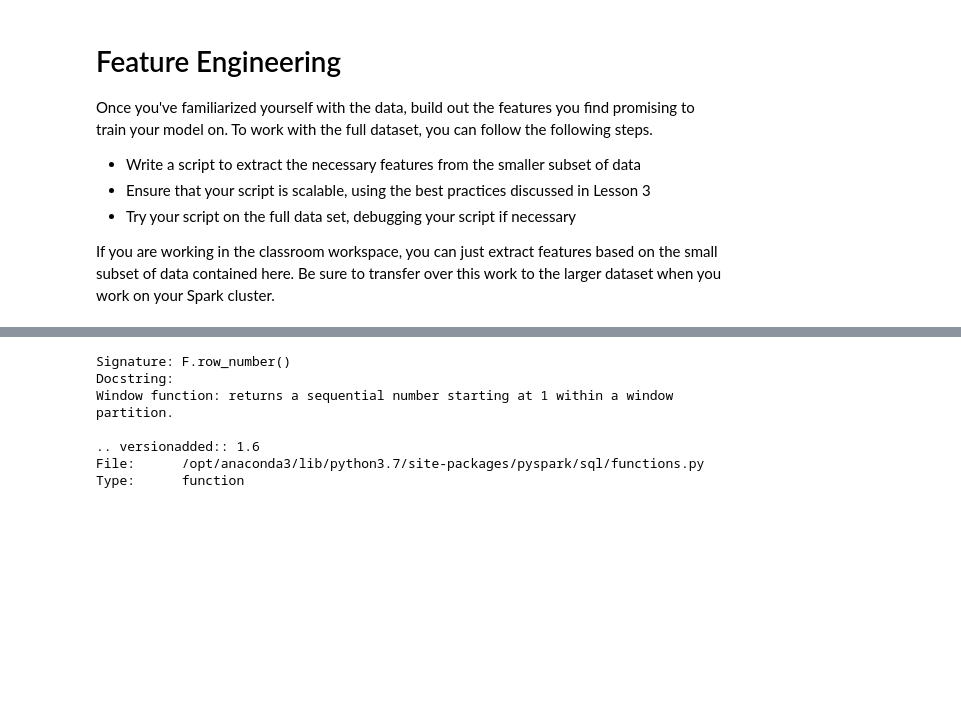
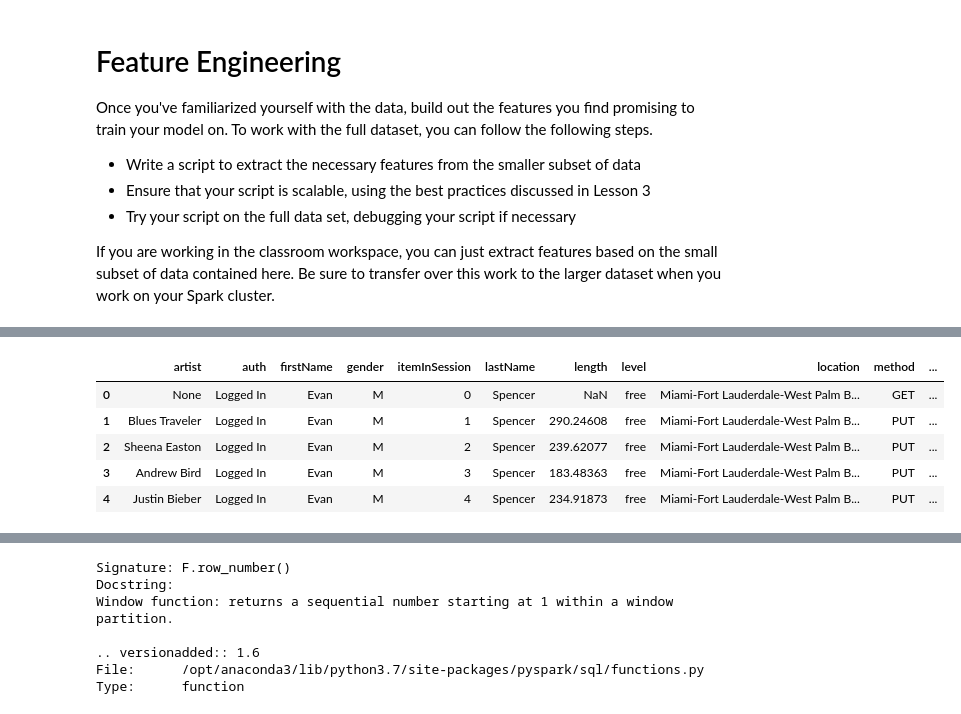
Before and after one commit to mwinterde/sparkify-capstone, a Jupyter notebook: Sparkify.ipynb, the cells around one changed output, grey strips where cells are left out. Cells and saved outputs as stored; diff of their text form; code cells hidden in the pictures; blank space fills up the shorter version.

```diff
--- a/Sparkify.ipynb
+++ b/Sparkify.ipynb
@@ -452,3 +416,12 @@ user_log_cleansed.toPandas()
+# %%
+user_log_cleansed.toPandas().head(5)
+# %% [output]
+|  | artist | auth | firstName | gender | itemInSession | lastName | length | level | location | method | ... |
+| 0 | None | Logged In | Evan | M | 0 | Spencer | NaN | free | Miami-Fort Lauderdale-West Palm B... | GET | ... |
+| 1 | Blues Traveler | Logged In | Evan | M | 1 | Spencer | 290.24608 | free | Miami-Fort Lauderdale-West Palm B... | PUT | ... |
+| 2 | Sheena Easton | Logged In | Evan | M | 2 | Spencer | 239.62077 | free | Miami-Fort Lauderdale-West Palm B... | PUT | ... |
+| 3 | Andrew Bird | Logged In | Evan | M | 3 | Spencer | 183.48363 | free | Miami-Fort Lauderdale-West Palm B... | PUT | ... |
+| 4 | Justin Bieber | Logged In | Evan | M | 4 | Spencer | 234.91873 | free | Miami-Fort Lauderdale-West Palm B... | PUT | ... |
 # %%
 def count_events_over_time(user_log):
     """ Counts the events per user over various time periods. `Total` refers to the
```
Also changed, not shown: parts of 20 cells of this notebook.
